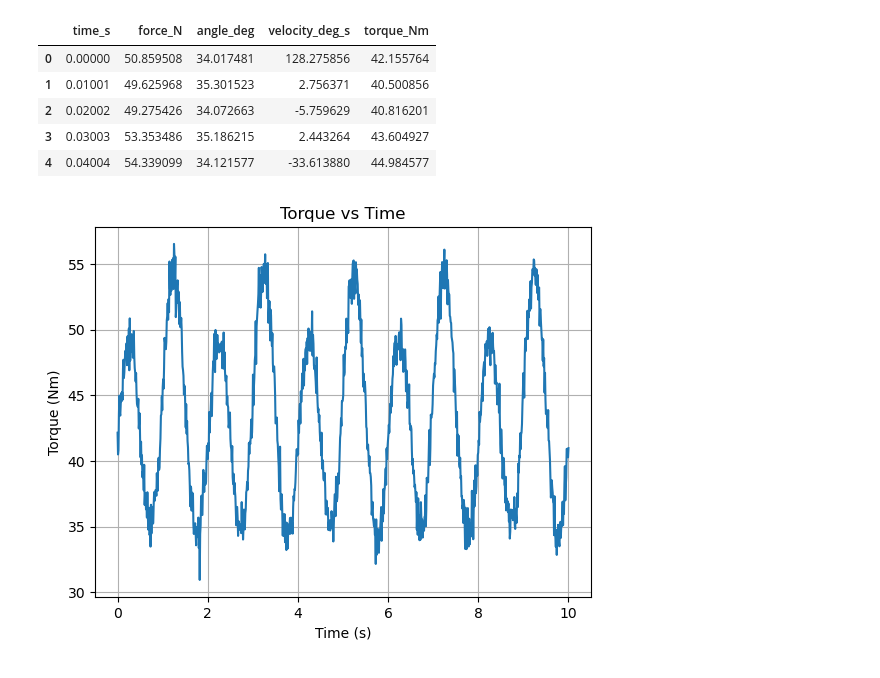
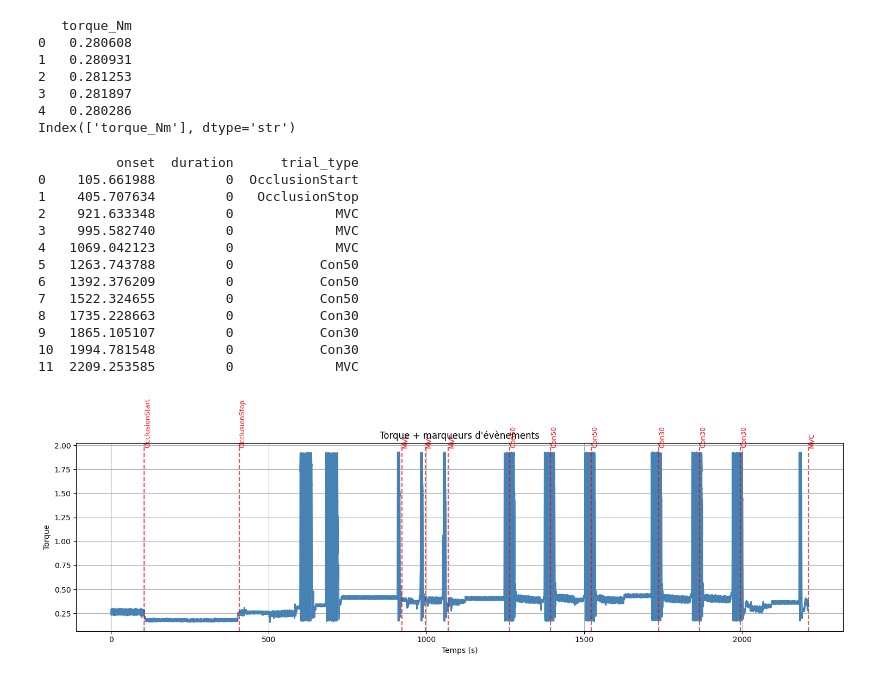
Before and after one commit to yanndvx/DataAnalysisProject_DevauxYann, a Jupyter notebook: Extract_torques_V0.1.ipynb, the cells around one changed output. Cells and saved outputs as stored; diff of their text form; code cells hidden in the pictures.

```diff
--- a/Extract_torques_V0.1.ipynb
+++ b/Extract_torques_V0.1.ipynb
@@ -6,4 +7,7 @@ import matplotlib.pyplot as plt
 # %%
-file_path = """enter your file path here"""
+subID='001'
+sesID='001'
+modality = "concentric"
+torque_file_path = f"""\\Program Files\\DigiMove\\DigiMove\\DataAnalysisProject\\data\\MOXY-bids\\MOXY-bids\\sub-{subID}\\ses-{sesID}\\beh\\sub-{subID}_ses-{sesID}_task-{modality}_recording-angle_physio.tsv.gz"""
 # %%
 #Extract .gz file
@@ -12,23 +16,58 @@ with gzip.open(file_path, 'rb') as f_in:
        shutil.copyfileobj(f_in, f_out)
 # %%
 #load the tsv file that was extracted
-df = pd.read_csv('file', sep='\t')
-#display the first 5 rows of the dataframe
-df.head()
+df = pd.read_csv(torque_file_path, sep='\t', header=None, names=['torque_Nm'])
+#display the first few rows of the dataframe to check if it loaded correctly
+print(df.head())
+print(df.columns)
 # %% [output]
-|  | time_s | force_N | angle_deg | velocity_deg_s | torque_Nm |
-| 0 | 0.00000 | 50.859508 | 34.017481 | 128.275856 | 42.155764 |
-| 1 | 0.01001 | 49.625968 | 35.301523 | 2.756371 | 40.500856 |
-| 2 | 0.02002 | 49.275426 | 34.072663 | -5.759629 | 40.816201 |
-| 3 | 0.03003 | 53.353486 | 35.186215 | 2.443264 | 43.604927 |
-| 4 | 0.04004 | 54.339099 | 34.121577 | -33.613880 | 44.984577 |
+   torque_Nm
+0   0.280608
+1   0.280931
+2   0.281253
+3   0.281897
+4   0.280286
+Index(['torque_Nm'], dtype='str')
+# %%
+events_filepath = f"""\\Program Files\\DigiMove\\DigiMove\\DataAnalysisProject\\data\\MOXY-bids\\MOXY-bids\\sub-{subID}\\ses-{sesID}\\beh\\sub-{subID}_ses-{sesID}_task-{modality}_events.tsv"""
+events = pd.read_csv(events_filepath, sep="\t")
+print(events)
+
+duration=events["onset"].max()
+fs=len(df)/duration
+df["time"] = np.arange(len(df))/fs
+# %% [output]
+          onset  duration      trial_type
+0    105.661988         0  OcclusionStart
+1    405.707634         0   OcclusionStop
+2    921.633348         0             MVC
+3    995.582740         0             MVC
+4   1069.042123         0             MVC
+5   1263.743788         0           Con50
+6   1392.376209         0           Con50
+7   1522.324655         0           Con50
+8   1735.228663         0           Con30
+9   1865.105107         0           Con30
+10  1994.781548         0           Con30
+11  2209.253585         0             MVC
 # %%
 #visualize the data
-plt.plot(df['time_s'], df['torque_Nm'])
-plt.xlabel('Time (s)')
-plt.ylabel('Torque (Nm)')
-plt.title('Torque vs Time')
-plt.grid()
+plt.figure(figsize=(15, 5))
+
+# Tracé du torque
+plt.plot(df["time"], df["torque_Nm"], label="Torque", color="steelblue")
+
+# Lignes verticales automatiques
+for onset, label in zip(events["onset"], events["trial_type"]):
+    plt.axvline(onset, color="red", linestyle="--", alpha=0.7)
+    plt.text(onset, df["torque_Nm"].max()*1.02, label, rotation=90,
+             verticalalignment="bottom", fontsize=9, color="red")
+
+plt.xlabel("Temps (s)")
+plt.ylabel("Torque")
+plt.title("Torque + marqueurs d'évènements")
+plt.grid(True)
+plt.tight_layout()
 plt.show()
 # %% [output]
-[figure, old version]
+[figure, new version]
```
Also changed, not shown: parts of 6 cells of this notebook, 58 other files.
